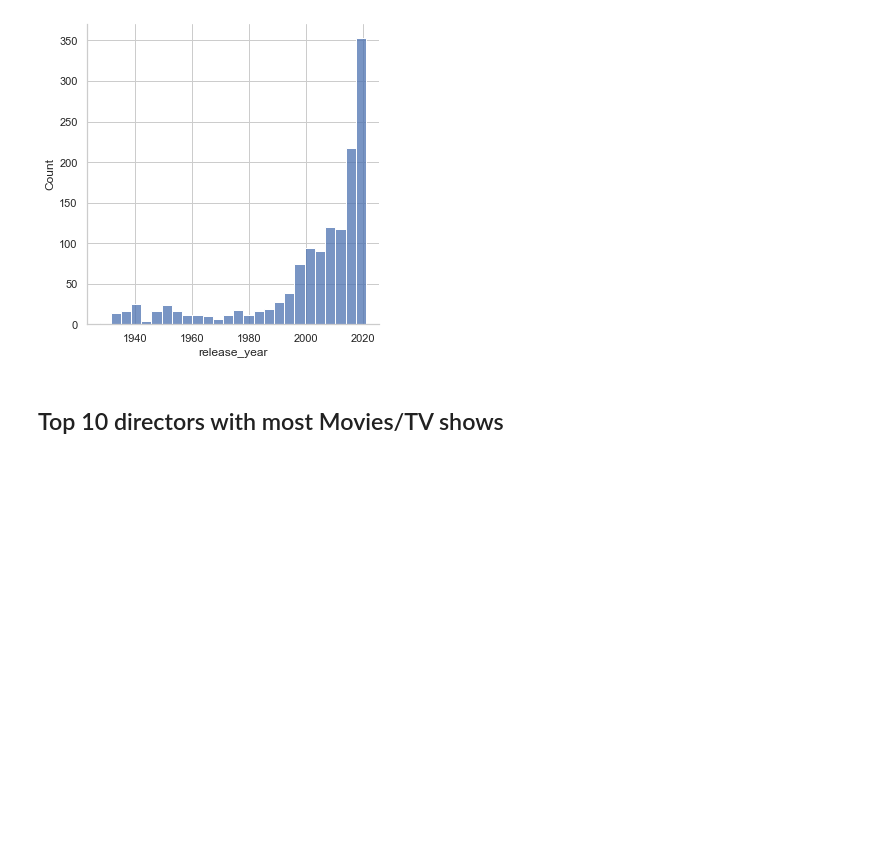
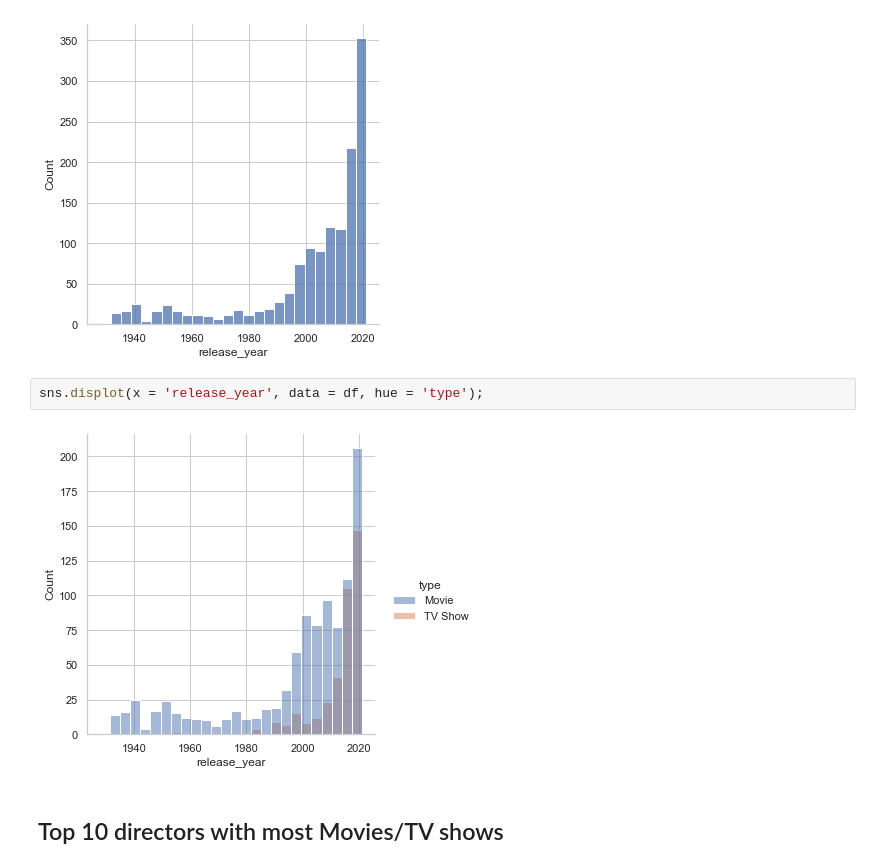
Before and after one commit to Bakar31/Data-Analysis, a Jupyter notebook: Disney plus/Disney Plus EDA.ipynb, the cells around one changed output. Drawn from its saved outputs; the diff is of its cells as text; blank space fills up the shorter version.

```diff
--- a/Disney plus/Disney Plus EDA.ipynb
+++ b/Disney plus/Disney Plus EDA.ipynb
@@ -96,6 +96,10 @@ sns.countplot(x = 'rating', data = df, palette = 'Set2');
 sns.displot(x = 'release_year', data = df, palette="hls");
 # %% [output]
 [figure]
+# %%
+sns.displot(x = 'release_year', data = df, hue = 'type');
+# %% [output]
+[figure, added]
 # %% [markdown]
 ## Top 10 directors with most Movies/TV shows
 # %%
```
Also changed, not shown: parts of 3 cells of this notebook.
